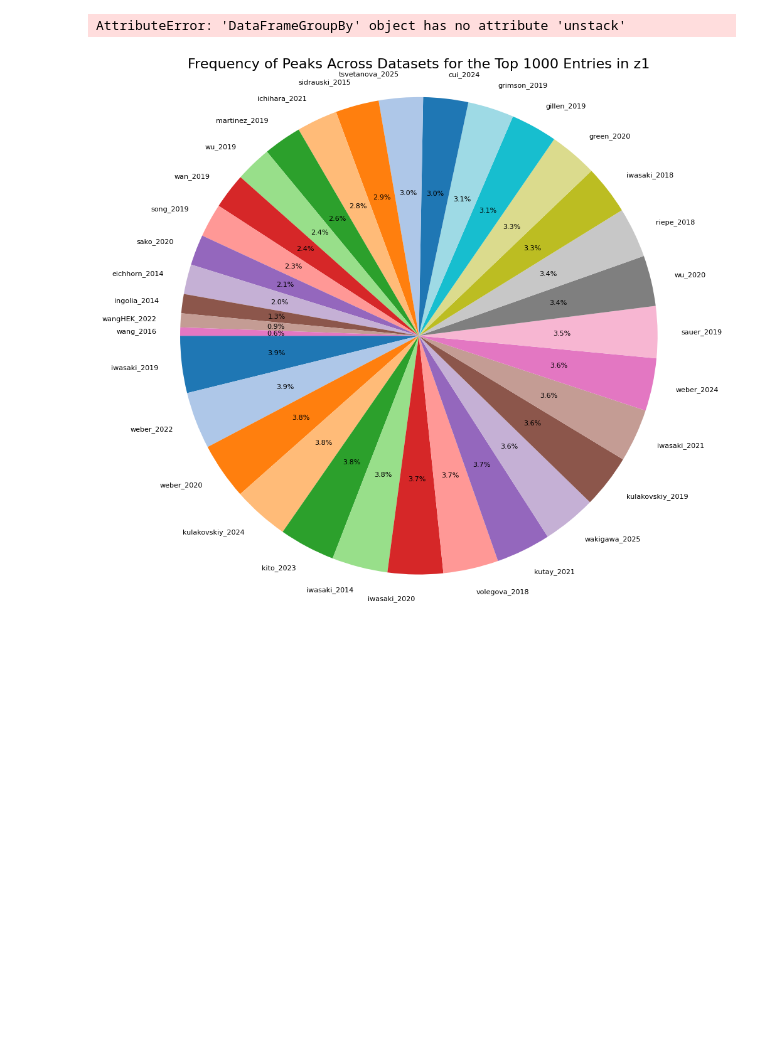
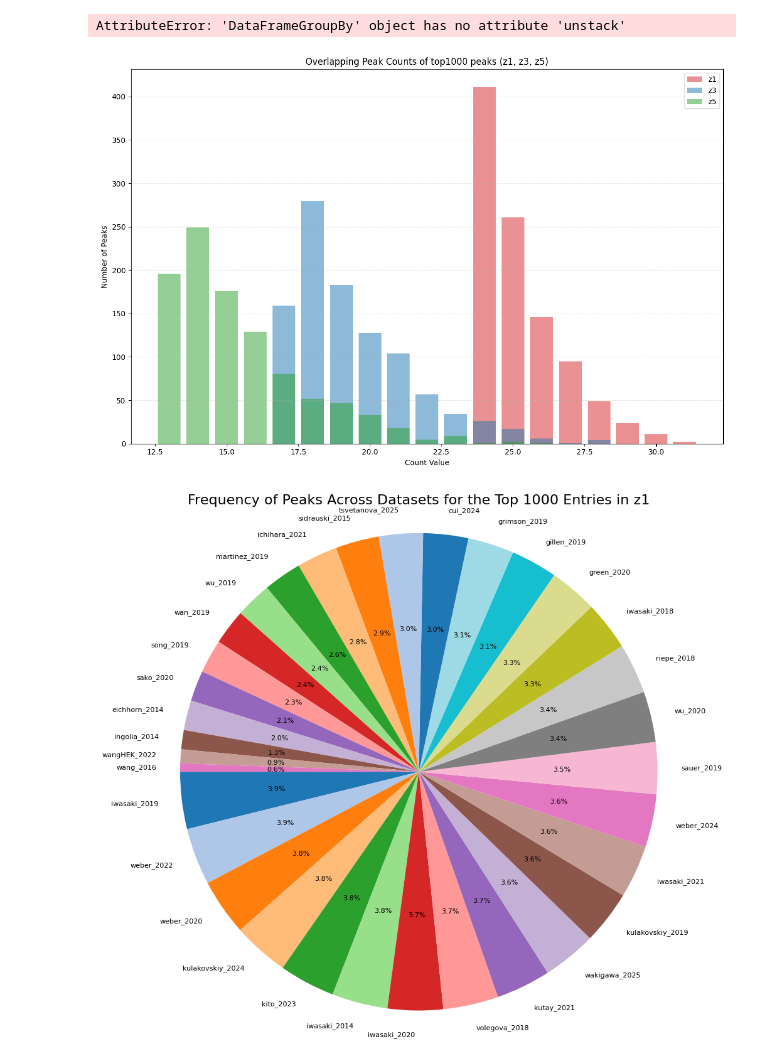
Before and after one commit to AGSav02/TBI.Project.AG, a Jupyter notebook: data_analysis_ribosome.ipynb, the cells around one changed output. Drawn from its saved outputs; the diff is of its cells as text; code cells hidden in the pictures; blank space fills up the shorter version.

```diff
--- a/data_analysis_ribosome.ipynb
+++ b/data_analysis_ribosome.ipynb
@@ -151,6 +151,41 @@ ax.set_title('Frequency of the Most Common Peaks in Top 1000 Results across all
 plt.show()
 # %% [output]
 AttributeError: 'DataFrameGroupBy' object has no attribute 'unstack'
+# %%
+files = [
+    'visual_data/input_data/z1_top_1000.tsv',
+    'visual_data/input_data/z3_top_1000.tsv',
+    'visual_data/input_data/z5_top_1000.tsv'
+]
+
+labels = ['z1', 'z3', 'z5']
+colors = ['tab:red', 'tab:blue', 'tab:green']
+
+fig, ax = plt.subplots(figsize=(12, 8))
+
+for file_path, label_name, color_code in zip(files, labels, colors):
+
+    df = pd.read_csv(file_path, header = 1, sep="\t", names=['transcript_id', 'peak_position', 'count', 'data_sets'])
+
+    frequencies = df['count'].value_counts()
+
+    ax.bar(frequencies.index,
+           frequencies.values,
+           label=label_name,
+           color=color_code,
+           alpha=0.5,
+           width=0.8)
+
+ax.set_ylabel('Number of Peaks')
+ax.set_xlabel('Count Value')
+ax.set_title('Overlapping Peak Counts of top1000 peaks (z1, z3, z5)')
+ax.legend()
+ax.grid(axis='y', linestyle='--', alpha=0.3)
+
+plt.tight_layout()
+plt.show()
+# %% [output]
+[figure, added]
 # %%
 from collections import Counter
 
```
Also changed, not shown: 1 other file.
